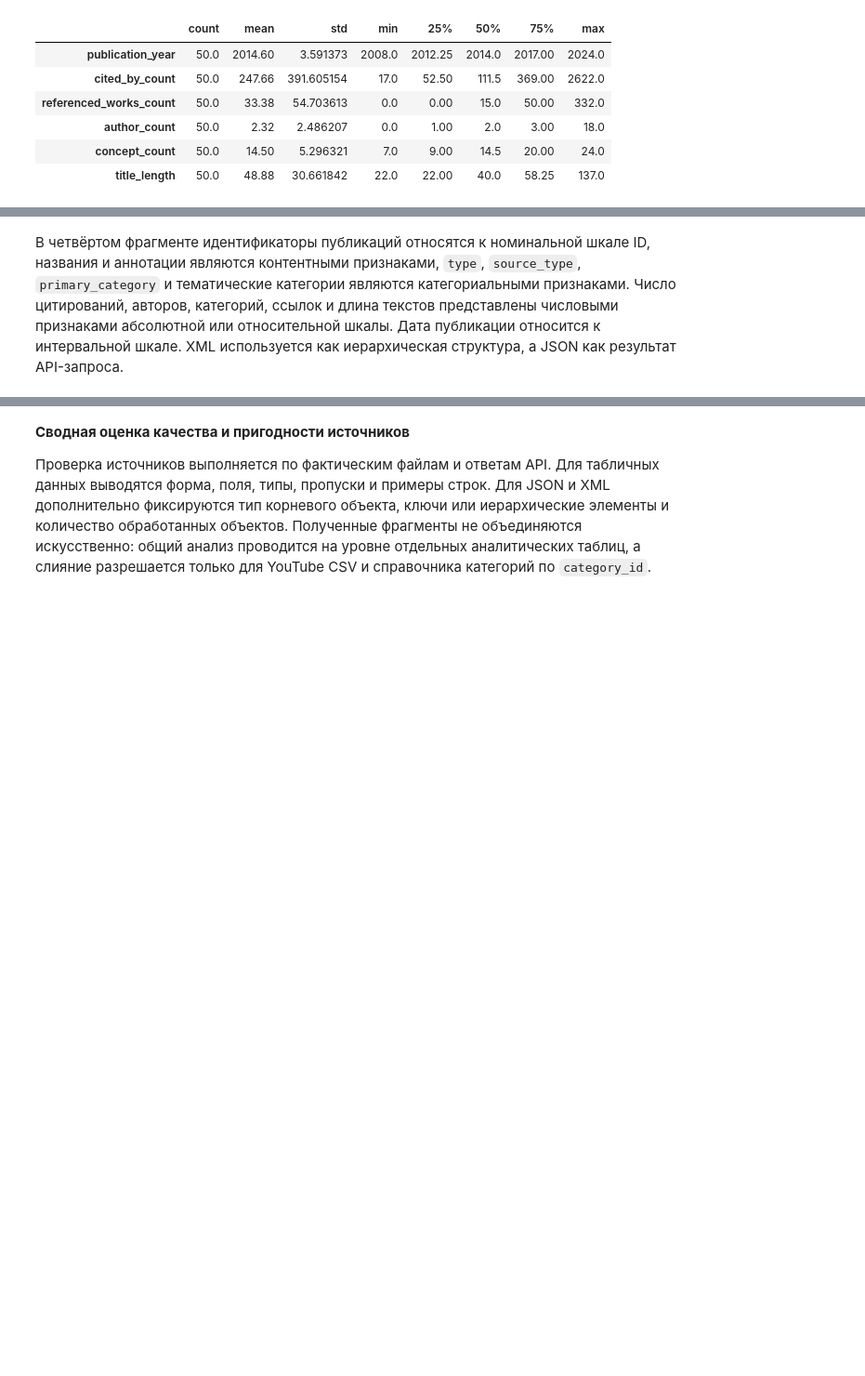
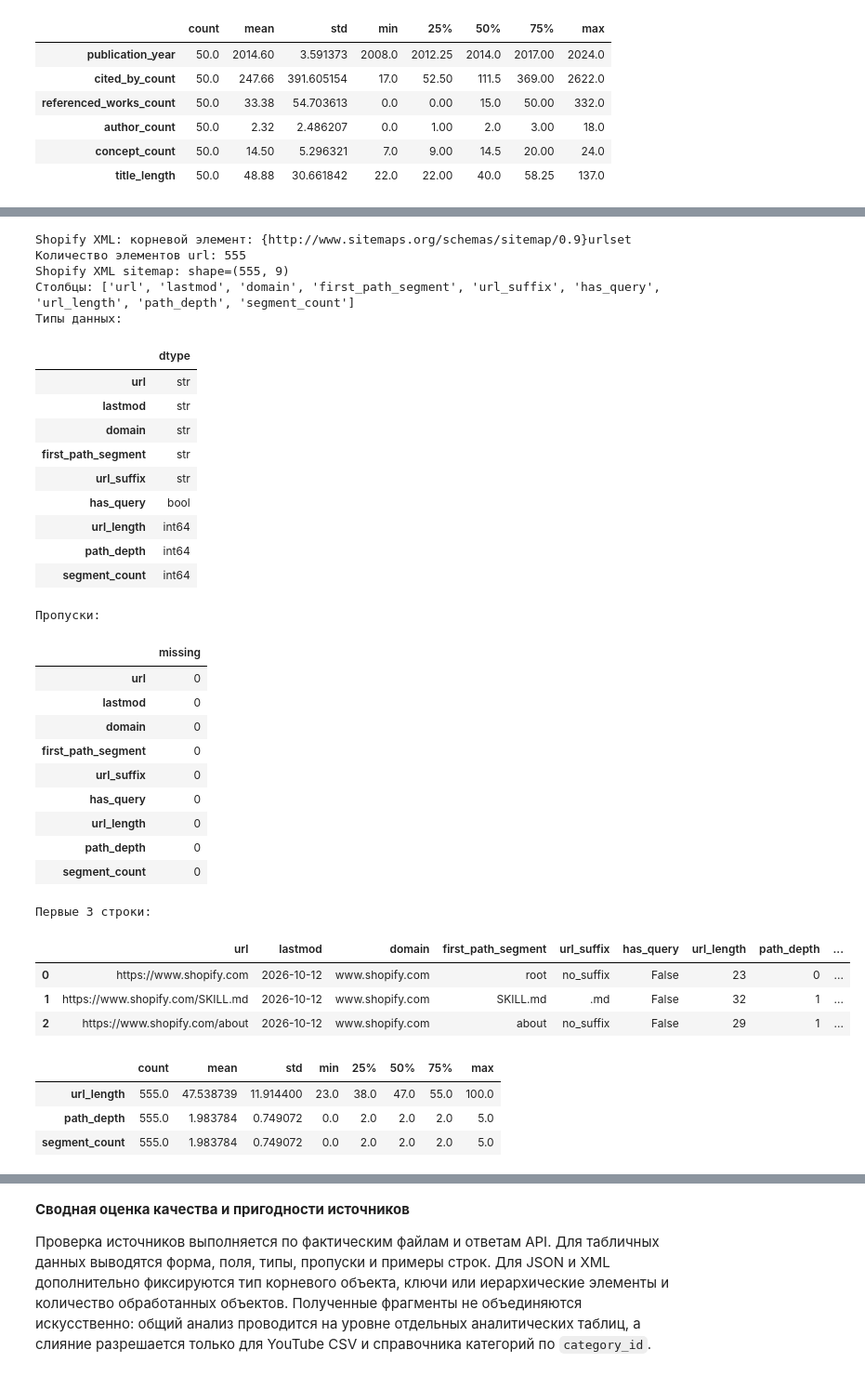
Before and after one commit to cool9595/how_to_social_marketing, a Jupyter notebook: coursework.ipynb, the cells around one changed output, grey strips where cells are left out. Shown at 93% size. Drawn from its saved outputs; the diff is of its cells as text; code cells hidden in the pictures; blank space fills up the shorter version.

Commit message:
fix: replace duplicate XML context source

```diff
--- a/coursework.ipynb
+++ b/coursework.ipynb
@@ -511,2 +441,66 @@ arXiv XML API: shape=(23, 9)
-# %% [markdown]
-В четвёртом фрагменте идентификаторы публикаций относятся к номинальной шкале ID, названия и аннотации являются контентными признаками, `type`, `source_type`, `primary_category` и тематические категории являются категориальными признаками. Число цитирований, авторов, категорий, ссылок и длина текстов представлены числовыми признаками абсолютной или относительной шкалы. Дата публикации относится к интервальной шкале. XML используется как иерархическая структура, а JSON как результат API-запроса.
+# %%
+shopify_xml_url = "https://www.shopify.com/sitemap.xml"
+shopify_xml_path = download_url(shopify_xml_url, "shopify_sitemap.xml")
+root = ET.fromstring(shopify_xml_path.read_bytes())
+ns = {"sm": "http://www.sitemaps.org/schemas/sitemap/0.9"}
+urls = root.findall("sm:url", ns)
+print("Shopify XML: корневой элемент:", root.tag)
+print("Количество элементов url:", len(urls))
+
+shopify_rows = []
+for item in urls:
+    loc = item.findtext("sm:loc", default="", namespaces=ns)
+    lastmod = item.findtext("sm:lastmod", default="", namespaces=ns)
+    parsed = requests.utils.urlparse(loc)
+    path = parsed.path.strip("/")
+    segments = [part for part in path.split("/") if part]
+    shopify_rows.append({
+        "url": loc,
+        "lastmod": lastmod,
+        "domain": parsed.netloc,
+        "first_path_segment": segments[0] if segments else "root",
+        "url_suffix": Path(parsed.path).suffix or "no_suffix",
+        "has_query": bool(parsed.query),
+        "url_length": len(loc),
+        "path_depth": len(segments),
+        "segment_count": len(segments),
+    })
+shopify = pd.DataFrame(shopify_rows)
+show_table_profile(shopify, "Shopify XML sitemap")
+display(shopify[["url_length", "path_depth", "segment_count"]].describe().T)
+# %% [output]
+Shopify XML: корневой элемент: {http://www.sitemaps.org/schemas/sitemap/0.9}urlset
+Количество элементов url: 555
+Shopify XML sitemap: shape=(555, 9)
+Столбцы: ['url', 'lastmod', 'domain', 'first_path_segment', 'url_suffix', 'has_query', 'url_length', 'path_depth', 'segment_count']
+Типы данных:
+|  | dtype |
+| url | str |
+| lastmod | str |
+| domain | str |
+| first_path_segment | str |
+| url_suffix | str |
+| has_query | bool |
+| url_length | int64 |
+| path_depth | int64 |
+| segment_count | int64 |
+Пропуски:
+|  | missing |
+| url | 0 |
+| lastmod | 0 |
+| domain | 0 |
+| first_path_segment | 0 |
+| url_suffix | 0 |
+| has_query | 0 |
+| url_length | 0 |
+| path_depth | 0 |
+| segment_count | 0 |
+Первые 3 строки:
+|  | url | lastmod | domain | first_path_segment | url_suffix | has_query | url_length | path_depth | ... |
+| 0 | https://www.shopify.com | 2026-10-12 | www.shopify.com | root | no_suffix | False | 23 | 0 | ... |
+| 1 | https://www.shopify.com/SKILL.md | 2026-10-12 | www.shopify.com | SKILL.md | .md | False | 32 | 1 | ... |
+| 2 | https://www.shopify.com/about | 2026-10-12 | www.shopify.com | about | no_suffix | False | 29 | 1 | ... |
+|  | count | mean | std | min | 25% | 50% | 75% | max |
+| url_length | 555.0 | 47.538739 | 11.914400 | 23.0 | 38.0 | 47.0 | 55.0 | 100.0 |
+| path_depth | 555.0 | 1.983784 | 0.749072 | 0.0 | 2.0 | 2.0 | 2.0 | 5.0 |
+| segment_count | 555.0 | 1.983784 | 0.749072 | 0.0 | 2.0 | 2.0 | 2.0 | 5.0 |
```
Also changed, not shown: parts of 4 cells of this notebook.
